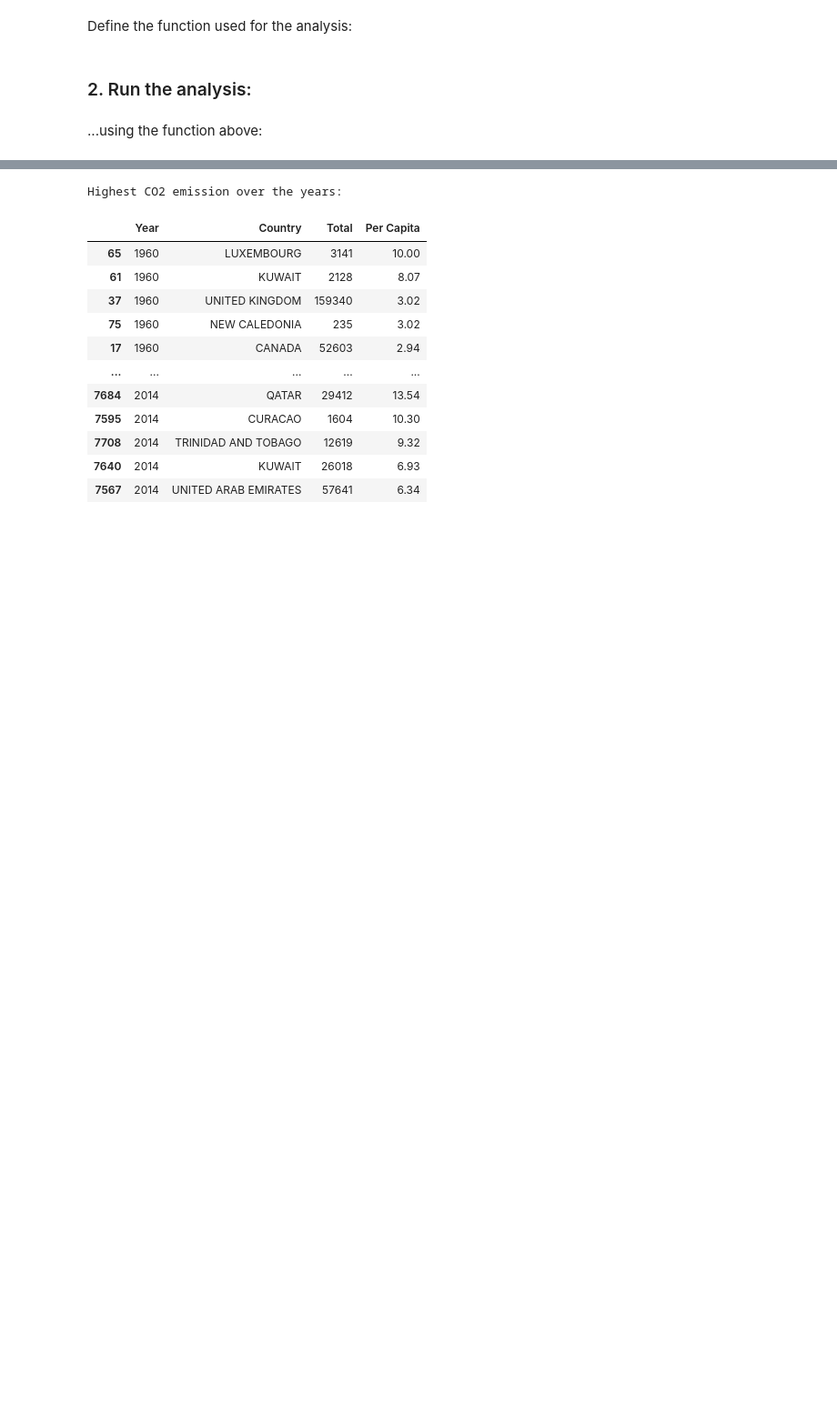
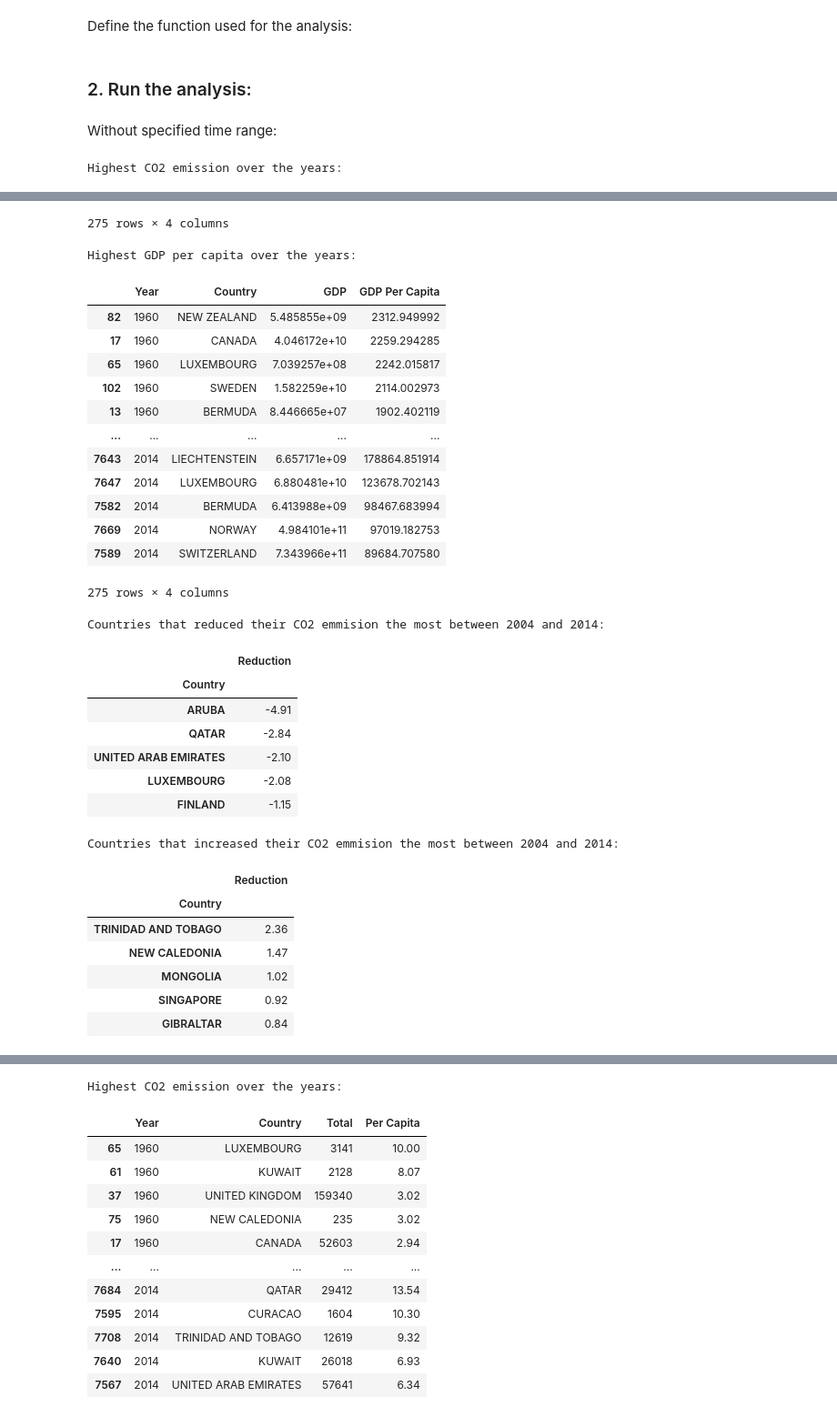
Before and after one commit to e-dobrowolska/NYPD-Homeworks, a Jupyter notebook: Projekt/run_analysis.ipynb, the cells around one changed output, grey strips where cells are left out. Shown at 91% size. Drawn from its saved outputs; the diff is of its cells as text; code cells hidden in the pictures; blank space fills up the shorter version.

```diff
--- a/Projekt/run_analysis.ipynb
+++ b/Projekt/run_analysis.ipynb
@@ -40,5 +42,11 @@ def run_analysis(api_gdp_path, api_pop_path, co2_path, start_year, end_year, up_
     return
 # %% [markdown]
 ### 2. Run the analysis:
-# %% [markdown]
-...using the function above:
+# %% [markdown]
+Without specified time range:
+# %%
+run_analysis("C:/Users/ewado/OneDrive/Dokumenty/Studia/NPD/API_NY.GDP.MKTP.CD_DS2_en_csv_v2_4751562.csv",
+             "C:/Users/ewado/OneDrive/Dokumenty/Studia/NPD/API_SP.POP.TOTL_DS2_en_csv_v2_4751604.csv",
+             "C:/Users/ewado/OneDrive/Dokumenty/Studia/NPD/data/fossil-fuel-co2-emissions-by-nation_csv.csv")
+# %% [output]
+Highest CO2 emission over the years:
@@ -44,0 +65,31 @@ def run_analysis(api_gdp_path, api_pop_path, co2_path, start_year, end_year, up_
+275 rows × 4 columns
+Highest GDP per capita over the years:
+|  | Year | Country | GDP | GDP Per Capita |
+| 82 | 1960 | NEW ZEALAND | 5.485855e+09 | 2312.949992 |
+| 17 | 1960 | CANADA | 4.046172e+10 | 2259.294285 |
+| 65 | 1960 | LUXEMBOURG | 7.039257e+08 | 2242.015817 |
+| 102 | 1960 | SWEDEN | 1.582259e+10 | 2114.002973 |
+| 13 | 1960 | BERMUDA | 8.446665e+07 | 1902.402119 |
+| ... | ... | ... | ... | ... |
+| 7643 | 2014 | LIECHTENSTEIN | 6.657171e+09 | 178864.851914 |
+| 7647 | 2014 | LUXEMBOURG | 6.880481e+10 | 123678.702143 |
+| 7582 | 2014 | BERMUDA | 6.413988e+09 | 98467.683994 |
+| 7669 | 2014 | NORWAY | 4.984101e+11 | 97019.182753 |
+| 7589 | 2014 | SWITZERLAND | 7.343966e+11 | 89684.707580 |
+275 rows × 4 columns
+Countries that reduced their CO2 emmision the most between 2004 and 2014:
+|  | Reduction |
+| Country |  |
+| ARUBA | -4.91 |
+| QATAR | -2.84 |
+| UNITED ARAB EMIRATES | -2.10 |
+| LUXEMBOURG | -2.08 |
+| FINLAND | -1.15 |
+Countries that increased their CO2 emmision the most between 2004 and 2014:
+|  | Reduction |
+| Country |  |
+| TRINIDAD AND TOBAGO | 2.36 |
+| NEW CALEDONIA | 1.47 |
+| MONGOLIA | 1.02 |
+| SINGAPORE | 0.92 |
+| GIBRALTAR | 0.84 |
```
Also changed, not shown: parts of 5 cells of this notebook, 3 other files.
